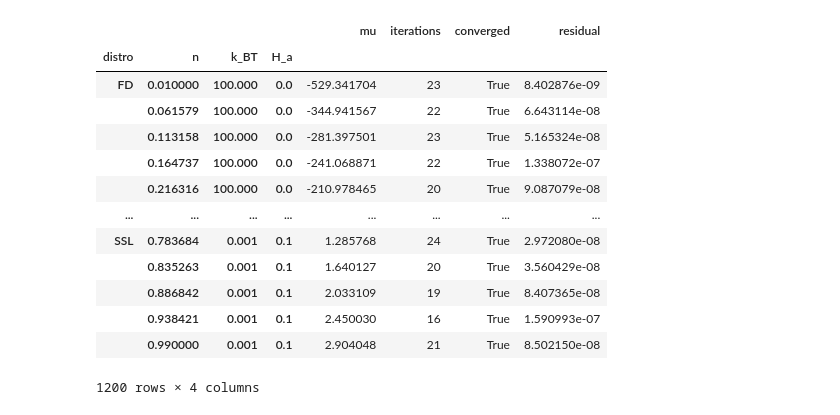
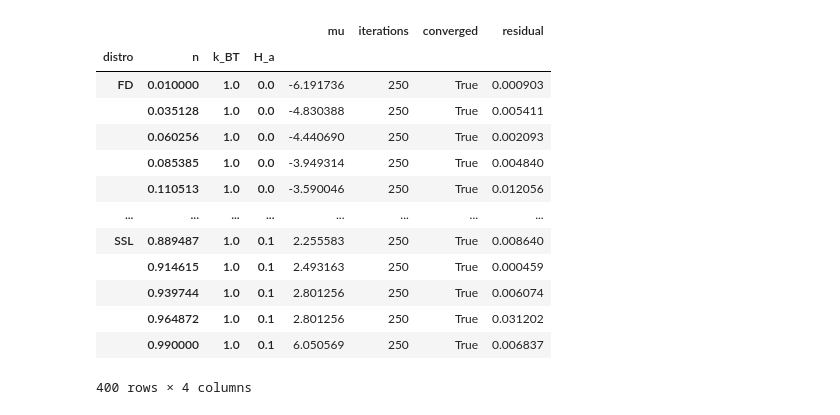
Before and after one commit to Mateuszzx/quantum-statistics-solver, a Jupyter notebook: notebooks/02_chemical_potential.ipynb, the cells around one changed output. Cells and saved outputs as stored; diff of their text form; code cells hidden in the pictures.

```diff
--- a/notebooks/02_chemical_potential.ipynb
+++ b/notebooks/02_chemical_potential.ipynb
@@ -24,7 +24,7 @@ e_k, _, _ = prepare_2D_lattice_data(kx, ky, t, t_prim)
 # Band filling values
 n_min = 0.01
 n_max = 0.99
-n_count = 20
+n_count = 40
 
 # Magnetic field values
 Ha_min = -1
@@ -33,9 +33,9 @@ Ha_count = 1
 
 # Beta values
 
-beta_min =-2
-beta_max = 3
-beta_count = 6
+beta_min =0
+beta_max = 0
+beta_count = 1
 
 distros = [DistType.FD, DistType.FLB, DistType.NFL, DistType.NFLB, DistType.SSL]  # ND
 # n  = np.array([0.5, 0.8, 0.9], dtype=np.float64)  # NN
@@ -77,45 +65,45 @@ native_opts= py_opts.to_qss()
 # %%
 mu = Path("chemical_potential_results.csv")
 if  mu.exists():
     mu_df = pd.read_csv(mu)
     n = np.unique(mu_df["n"])
     distro = np.unique(mu_df["distro"])
     k_BT = np.unique(mu_df["k_BT"])
     beta = 1/k_BT
     H_a = np.unique(mu_df["H_a"])
     mu_df = mu_df.set_index(["distro", "n", "k_BT", "H_a"])
 
 else:
     mu_df = chemical_potential(
         distros=distros,
         n_vals=n,
         beta_vals=beta,
         H_a_vals=H_a,
         N=N,
         E=e_k,
         solver_opts=native_opts,
-        x0=10.,
+        x0=2.0,
         a0=-5.0,
         b0=5.0,
     )
     k_BT = 1/beta
     mu_df.to_csv("chemical_potential_results.csv")
 mu_df
 # %% [output]
 |  |  |  |  | mu | iterations | converged | residual |
 | distro | n | k_BT | H_a |  |  |  |  |
-| FD | 0.010000 | 100.000 | 0.0 | -529.341704 | 23 | True | 8.402876e-09 |
-|  | 0.061579 | 100.000 | 0.0 | -344.941567 | 22 | True | 6.643114e-08 |
-|  | 0.113158 | 100.000 | 0.0 | -281.397501 | 23 | True | 5.165324e-08 |
-|  | 0.164737 | 100.000 | 0.0 | -241.068871 | 22 | True | 1.338072e-07 |
-|  | 0.216316 | 100.000 | 0.0 | -210.978465 | 20 | True | 9.087079e-08 |
+| FD | 0.010000 | 1.0 | 0.0 | -6.191736 | 250 | True | 0.000903 |
+|  | 0.035128 | 1.0 | 0.0 | -4.830388 | 250 | True | 0.005411 |
+|  | 0.060256 | 1.0 | 0.0 | -4.440690 | 250 | True | 0.002093 |
+|  | 0.085385 | 1.0 | 0.0 | -3.949314 | 250 | True | 0.004840 |
+|  | 0.110513 | 1.0 | 0.0 | -3.590046 | 250 | True | 0.012056 |
 | ... | ... | ... | ... | ... | ... | ... | ... |
-| SSL | 0.783684 | 0.001 | 0.1 | 1.285768 | 24 | True | 2.972080e-08 |
-|  | 0.835263 | 0.001 | 0.1 | 1.640127 | 20 | True | 3.560429e-08 |
-|  | 0.886842 | 0.001 | 0.1 | 2.033109 | 19 | True | 8.407365e-08 |
-|  | 0.938421 | 0.001 | 0.1 | 2.450030 | 16 | True | 1.590993e-07 |
-|  | 0.990000 | 0.001 | 0.1 | 2.904048 | 21 | True | 8.502150e-08 |
+| SSL | 0.889487 | 1.0 | 0.1 | 2.255583 | 250 | True | 0.008640 |
+|  | 0.914615 | 1.0 | 0.1 | 2.493163 | 250 | True | 0.000459 |
+|  | 0.939744 | 1.0 | 0.1 | 2.801256 | 250 | True | 0.006074 |
+|  | 0.964872 | 1.0 | 0.1 | 2.801256 | 250 | True | 0.031202 |
+|  | 0.990000 | 1.0 | 0.1 | 6.050569 | 250 | True | 0.006837 |
-1200 rows × 4 columns
+400 rows × 4 columns
 # %%
 # Select a magnetic field to plot
 H_a_plot = H_a[0]
```
Also changed, not shown: parts of 4 cells of this notebook, 7 other files.
